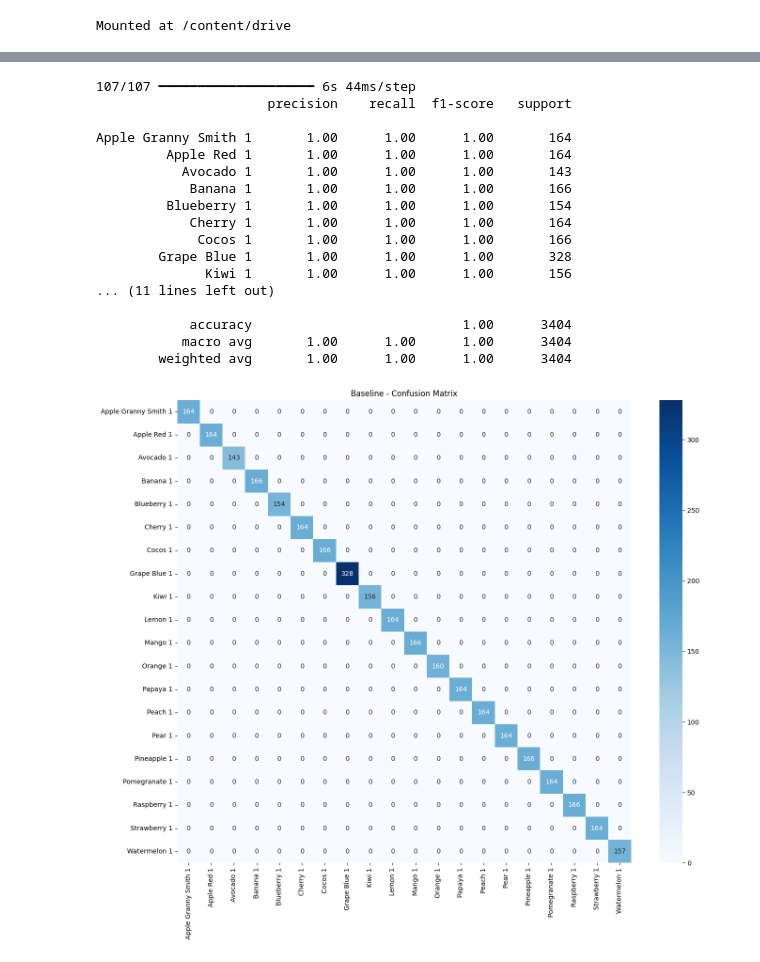
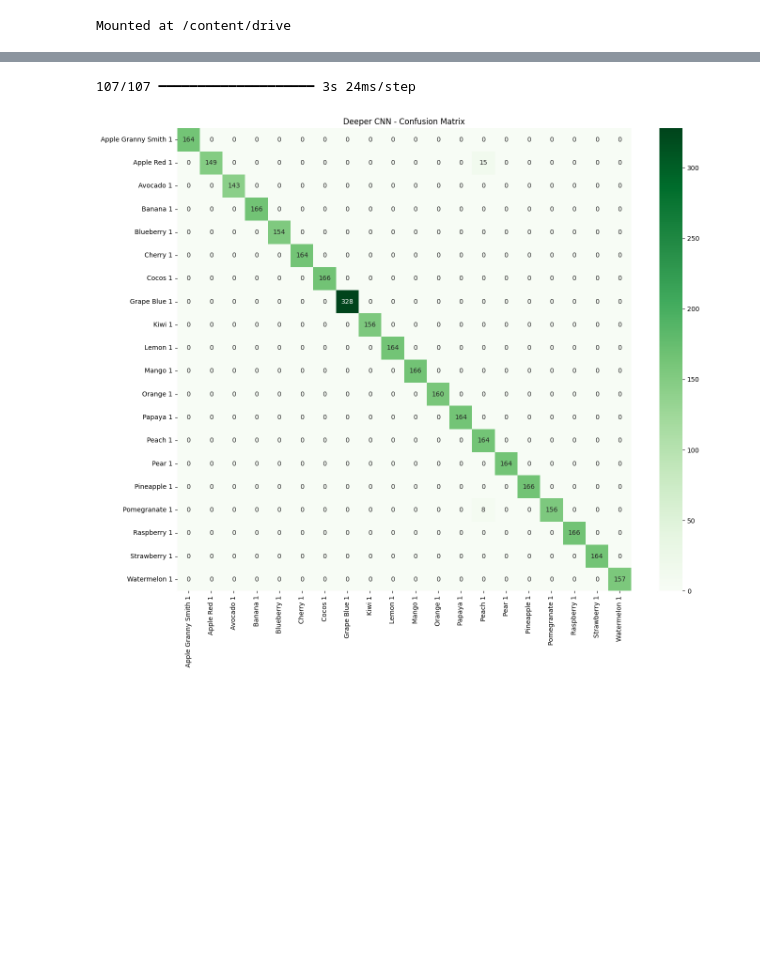
Before and after one commit to Mispragya005/AI_Coursework_FinalYear, a Jupyter notebook: Part-II/2408418_PragyaMishra_AI_Assignment.ipynb, the cells around one changed output, grey strips where cells are left out. Saved outputs shown, nothing was run; the diff lists cells and outputs as text; code cells hidden in the pictures; blank space fills up the shorter version.

```diff
--- a/Part-II/2408418_PragyaMishra_AI_Assignment.ipynb
+++ b/Part-II/2408418_PragyaMishra_AI_Assignment.ipynb
@@ -154,33 +454,27 @@ plot_history(history_baseline, "Baseline CNN")
 # %%
-from sklearn.metrics import classification_report, confusion_matrix
-import seaborn as sns
+test_data.reset()
 
-test_data.reset()
-y_pred = np.argmax(baseline.predict(test_data), axis=1)
-y_true = test_data.classes
+pred_probs = deeper.predict(test_data)
+y_pred_deep = np.argmax(pred_probs, axis=1)
 
-print(classification_report(y_true, y_pred, target_names=classes))
+y_true_deep = test_data.classes
 
-cm = confusion_matrix(y_true, y_pred)
+cm_deep = confusion_matrix(y_true_deep, y_pred_deep)
+
 plt.figure(figsize=(14,12))
-sns.heatmap(cm, xticklabels=classes, yticklabels=classes, annot=True, fmt='d', cmap='Blues')
-plt.title("Baseline - Confusion Matrix"); plt.tight_layout(); plt.show()
+
+sns.heatmap(
+    cm_deep,
+    xticklabels=classes,
+    yticklabels=classes,
+    annot=True,
+    fmt='d',
+    cmap='Greens'
+)
+
+plt.title("Deeper CNN - Confusion Matrix")
+plt.tight_layout()
+plt.show()
 # %% [output]
-107/107 ━━━━━━━━━━━━━━━━━━━━ 6s 44ms/step
-                      precision    recall  f1-score   support
-
-Apple Granny Smith 1       1.00      1.00      1.00       164
-         Apple Red 1       1.00      1.00      1.00       164
-           Avocado 1       1.00      1.00      1.00       143
-            Banana 1       1.00      1.00      1.00       166
-         Blueberry 1       1.00      1.00      1.00       154
-            Cherry 1       1.00      1.00      1.00       164
-             Cocos 1       1.00      1.00      1.00       166
-        Grape Blue 1       1.00      1.00      1.00       328
-              Kiwi 1       1.00      1.00      1.00       156
-... (11 lines left out)
-
-            accuracy                           1.00      3404
-           macro avg       1.00      1.00      1.00      3404
-        weighted avg       1.00      1.00      1.00      3404
+107/107 ━━━━━━━━━━━━━━━━━━━━ 3s 24ms/step
-[figure, old version]
+[figure, new version]
```
Also changed, not shown: parts of 16 cells of this notebook.
